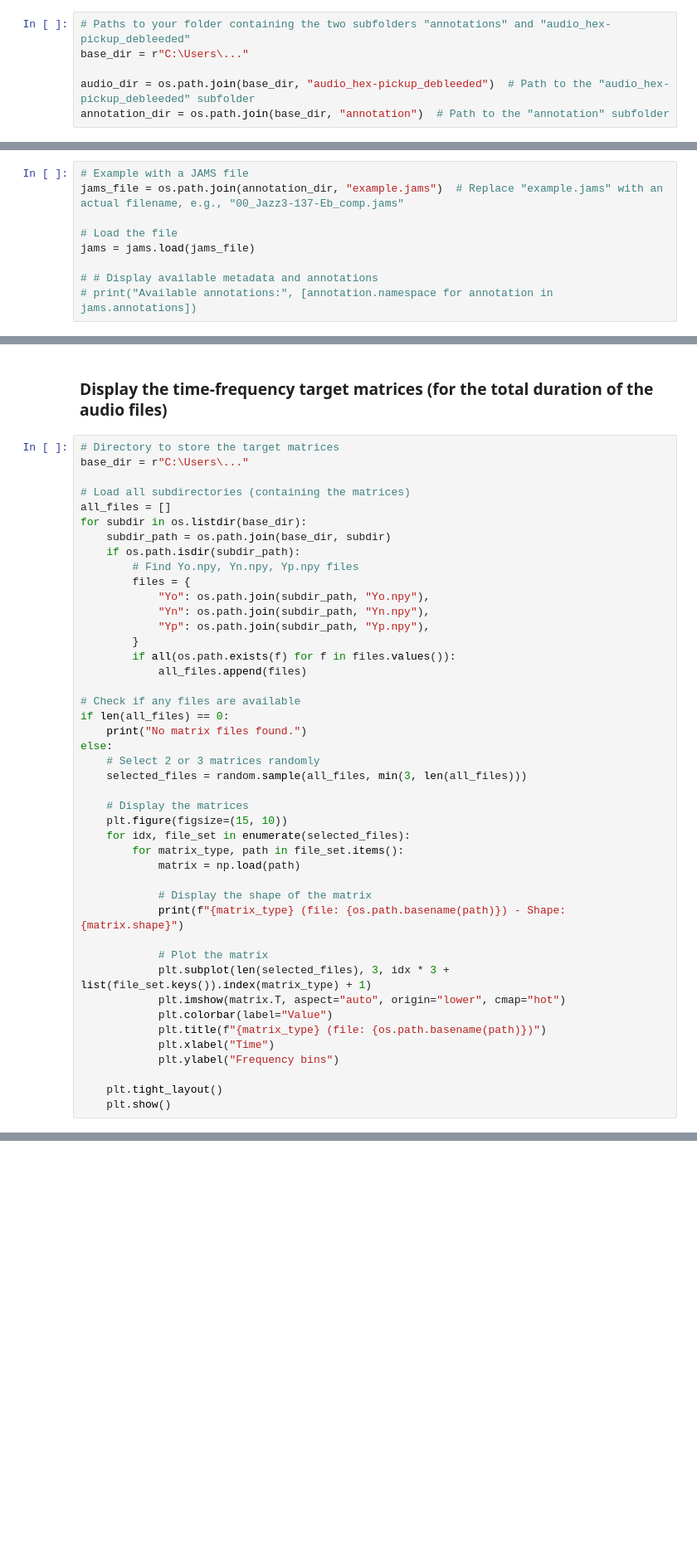
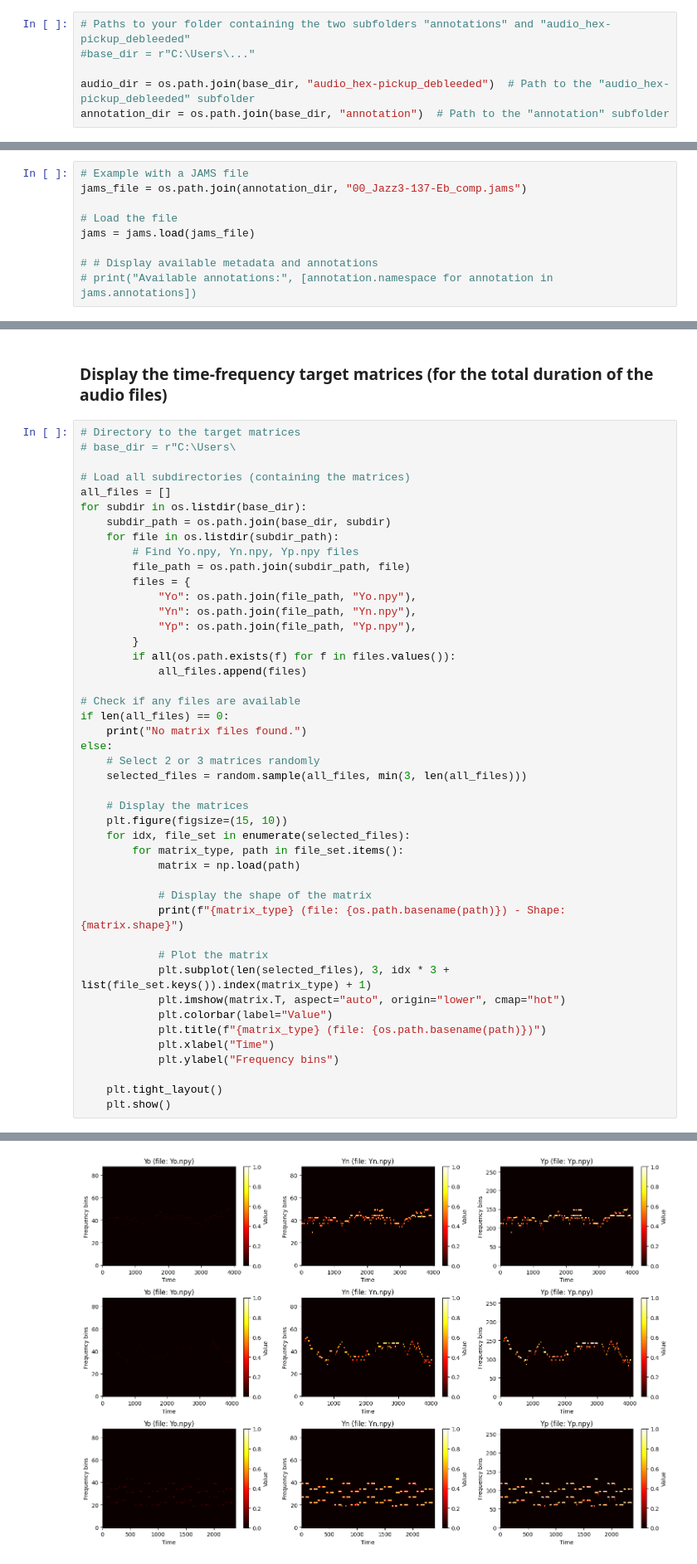
Before and after one commit to lxpaul/Projet_MLA_Music_Transcription, a Jupyter notebook: DataSet/Basic Processing of GuitarSet and Target Time-Frequency Matrix Generation.ipynb, the cells around one changed output, grey strips where cells are left out. Shown at 83% size. Cells and saved outputs as stored; diff of their text form; blank space fills up the shorter version.

```diff
--- a/DataSet/Basic Processing of GuitarSet and Target Time-Frequency Matrix Generation.ipynb
+++ b/DataSet/Basic Processing of GuitarSet and Target Time-Frequency Matrix Generation.ipynb
@@ -12,7 +14,7 @@ import random
 ## Exploring the Structure of the Dataset
 # %%
 # Paths to your folder containing the two subfolders "annotations" and "audio_hex-pickup_debleeded"
-base_dir = r"C:\Users\..."
+#base_dir = r"C:\Users\..."
 
 audio_dir = os.path.join(base_dir, "audio_hex-pickup_debleeded")  # Path to the "audio_hex-pickup_debleeded" subfolder
 annotation_dir = os.path.join(base_dir, "annotation")  # Path to the "annotation" subfolder
@@ -37,6 +42,6 @@ print(f"Sampling rate: {sr} Hz")
 # %%
 # Example with a JAMS file
-jams_file = os.path.join(annotation_dir, "example.jams")  # Replace "example.jams" with an actual filename, e.g., "00_Jazz3-137-Eb_comp.jams"
+jams_file = os.path.join(annotation_dir, "00_Jazz3-137-Eb_comp.jams")
 
 # Load the file
 jams = jams.load(jams_file)
@@ -219,19 +323,20 @@ for subdir in subdirs:
 # %% [markdown]
 ### Display the time-frequency target matrices (for the total duration of the audio files)
 # %%
-# Directory to store the target matrices
-base_dir = r"C:\Users\..."
+# Directory to the target matrices
+# base_dir = r"C:\Users\
 
 # Load all subdirectories (containing the matrices)
 all_files = []
 for subdir in os.listdir(base_dir):
     subdir_path = os.path.join(base_dir, subdir)
-    if os.path.isdir(subdir_path):
+    for file in os.listdir(subdir_path):
         # Find Yo.npy, Yn.npy, Yp.npy files
+        file_path = os.path.join(subdir_path, file)
         files = {
-            "Yo": os.path.join(subdir_path, "Yo.npy"),
-            "Yn": os.path.join(subdir_path, "Yn.npy"),
-            "Yp": os.path.join(subdir_path, "Yp.npy"),
+            "Yo": os.path.join(file_path, "Yo.npy"),
+            "Yn": os.path.join(file_path, "Yn.npy"),
+            "Yp": os.path.join(file_path, "Yp.npy"),
         }
         if all(os.path.exists(f) for f in files.values()):
             all_files.append(files)
@@ -262,3 +367,4 @@ else:
 
     plt.tight_layout()
     plt.show()
+# %% [output]
@@ -264,0 +380 @@ else:
+[figure, added]
```
Also changed, not shown: parts of 6 cells of this notebook.
